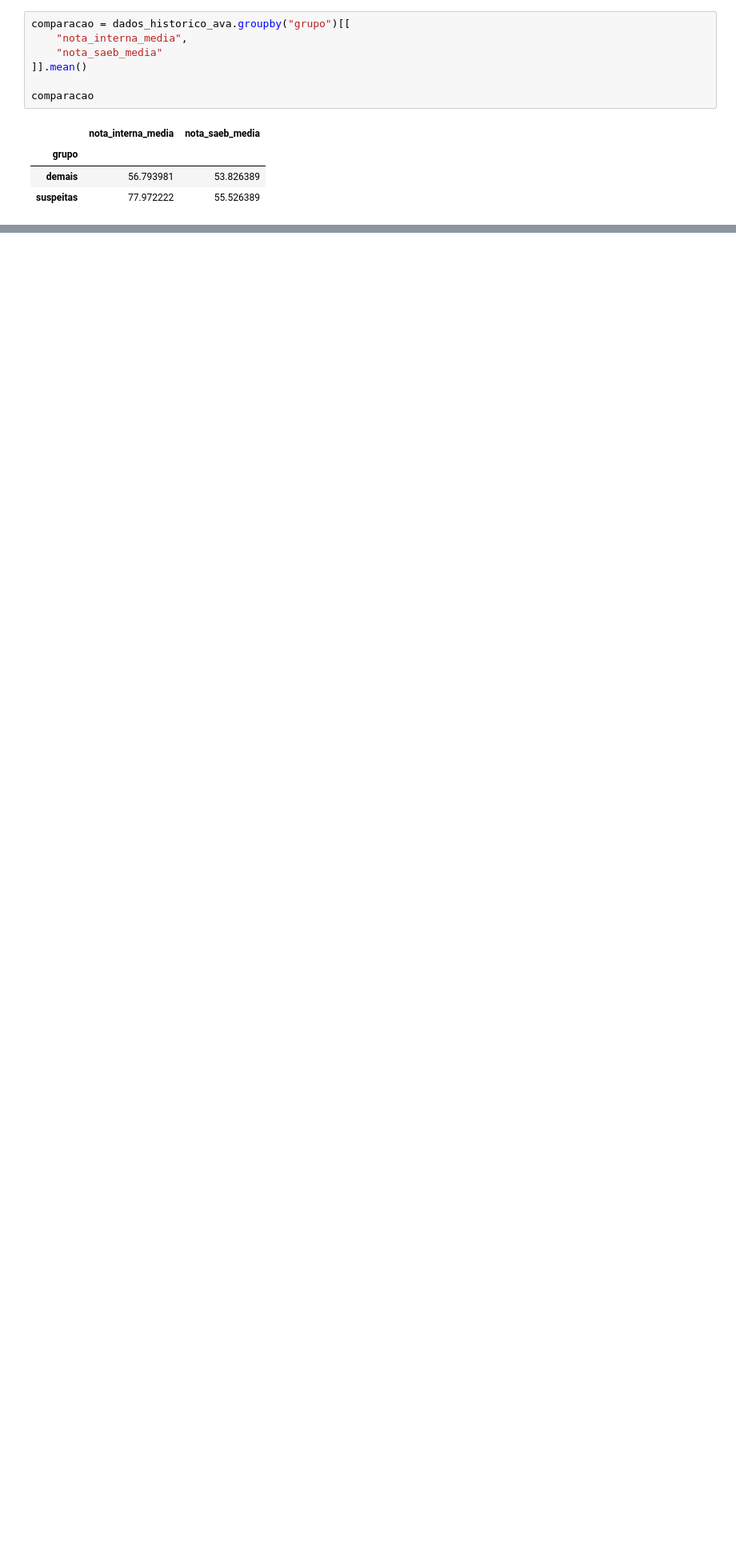
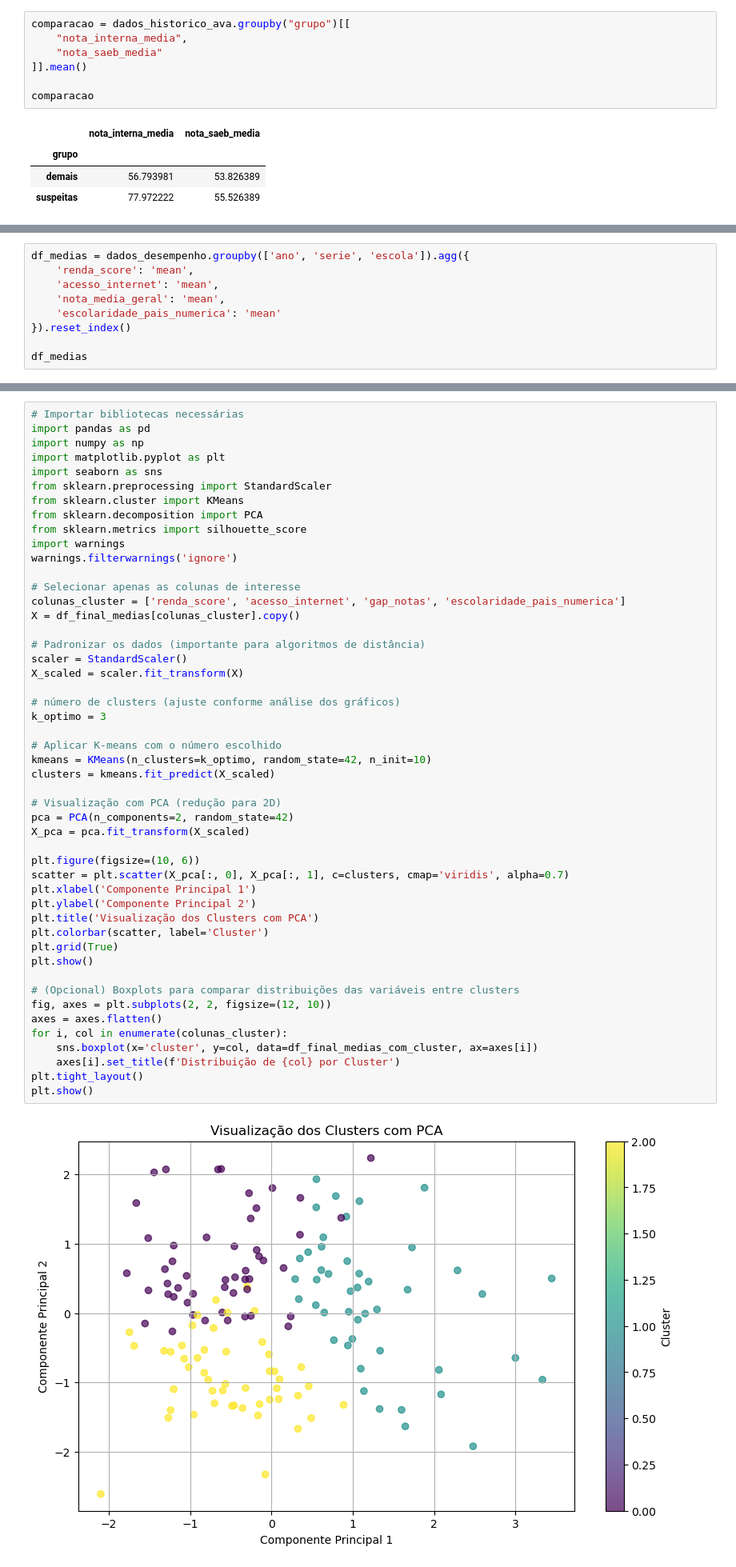
Before and after one commit to jose-alves-fn/operacao-nota-inflada-CDT13, a Jupyter notebook: notebooks/Projeto 04 - Operação Nota Inflada.IPYNB, the cells around one changed output, grey strips where cells are left out. Shown at 80% size. Cells and saved outputs as stored; diff of their text form; blank space fills up the shorter version.

```diff
--- a/notebooks/Projeto 04 - Operação Nota Inflada.IPYNB
+++ b/notebooks/Projeto 04 - Operação Nota Inflada.IPYNB
@@ -971,0 +1048,9 @@ Text(0.5, 1.0, 'Linha de tendência interno vs SAEB')
+# %%
+df_medias = dados_desempenho.groupby(['ano', 'serie', 'escola']).agg({
+    'renda_score': 'mean',
+    'acesso_internet': 'mean',
+    'nota_media_geral': 'mean',
+    'escolaridade_pais_numerica': 'mean'
+}).reset_index()
+
+df_medias
@@ -971,0 +1108,51 @@ Text(0.5, 1.0, 'Linha de tendência interno vs SAEB')
+# %%
+# Importar bibliotecas necessárias
+import pandas as pd
+import numpy as np
+import matplotlib.pyplot as plt
+import seaborn as sns
+from sklearn.preprocessing import StandardScaler
+from sklearn.cluster import KMeans
+from sklearn.decomposition import PCA
+from sklearn.metrics import silhouette_score
+import warnings
+warnings.filterwarnings('ignore')
+
+# Selecionar apenas as colunas de interesse
+colunas_cluster = ['renda_score', 'acesso_internet', 'gap_notas', 'escolaridade_pais_numerica']
+X = df_final_medias[colunas_cluster].copy()
+
+# Padronizar os dados (importante para algoritmos de distância)
+scaler = StandardScaler()
+X_scaled = scaler.fit_transform(X)
+
+# número de clusters (ajuste conforme análise dos gráficos)
+k_optimo = 3
+
+# Aplicar K-means com o número escolhido
+kmeans = KMeans(n_clusters=k_optimo, random_state=42, n_init=10)
+clusters = kmeans.fit_predict(X_scaled)
+
+# Visualização com PCA (redução para 2D)
+pca = PCA(n_components=2, random_state=42)
+X_pca = pca.fit_transform(X_scaled)
+
+plt.figure(figsize=(10, 6))
+scatter = plt.scatter(X_pca[:, 0], X_pca[:, 1], c=clusters, cmap='viridis', alpha=0.7)
+plt.xlabel('Componente Principal 1')
+plt.ylabel('Componente Principal 2')
+plt.title('Visualização dos Clusters com PCA')
+plt.colorbar(scatter, label='Cluster')
+plt.grid(True)
+plt.show()
+
+# (Opcional) Boxplots para comparar distribuições das variáveis entre clusters
+fig, axes = plt.subplots(2, 2, figsize=(12, 10))
+axes = axes.flatten()
+for i, col in enumerate(colunas_cluster):
+    sns.boxplot(x='cluster', y=col, data=df_final_medias_com_cluster, ax=axes[i])
+    axes[i].set_title(f'Distribuição de {col} por Cluster')
+plt.tight_layout()
+plt.show()
+# %% [output]
+[figure, added]
```
Also changed, not shown: parts of 25 cells of this notebook, 2 other files.
